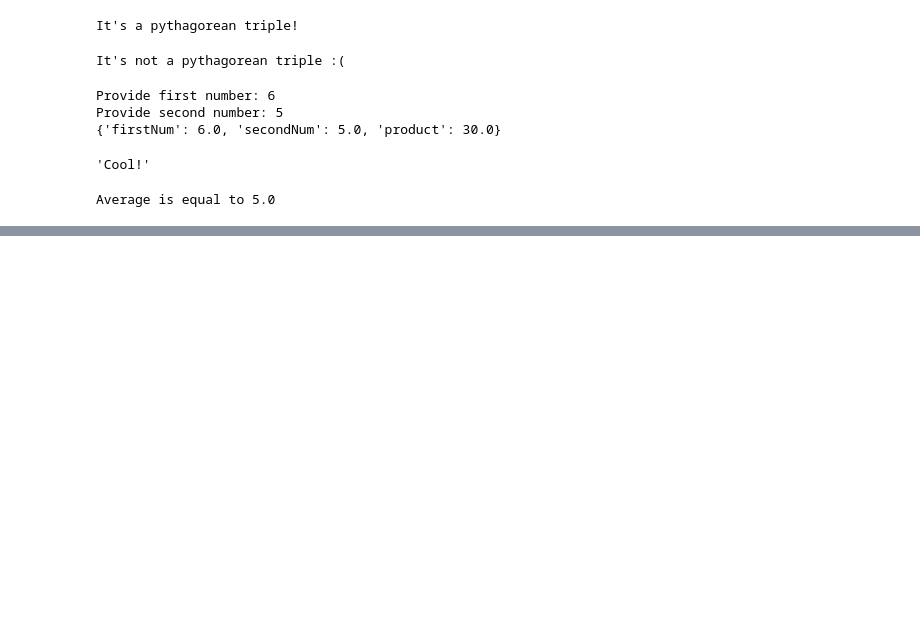
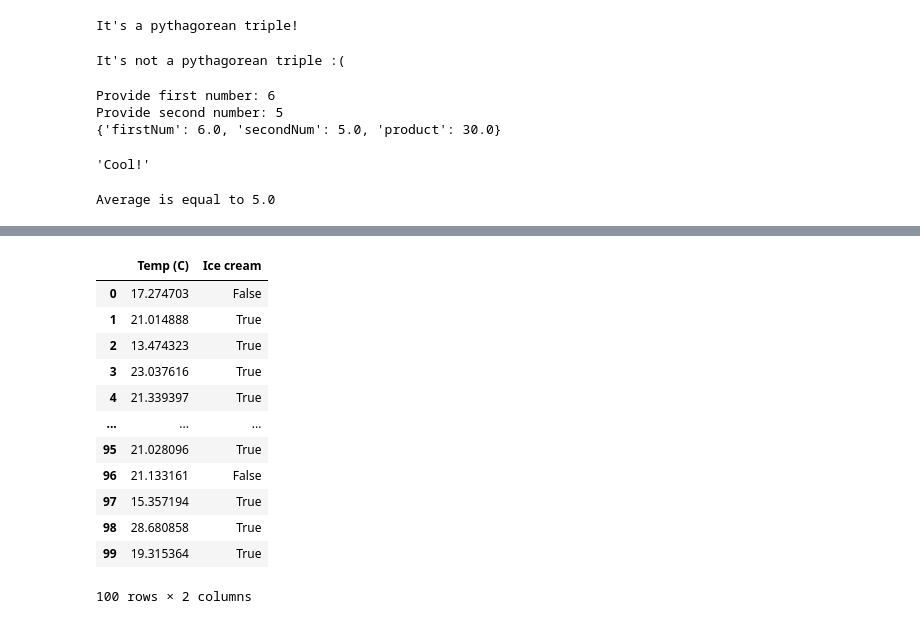
Before and after one commit to dantebarross/scientific-projects-with-python, a Jupyter notebook: Resolving_Scientific_Projects.ipynb, the cells around one changed output, grey strips where cells are left out. Cells and saved outputs as stored; diff of their text form; code cells hidden in the pictures; blank space fills up the shorter version.

```diff
--- a/Resolving_Scientific_Projects.ipynb
+++ b/Resolving_Scientific_Projects.ipynb
@@ -103,3 +103,11 @@ avg = sum(list_of_numbers) / len(list_of_numbers)
 print('Average is equal to', avg)
 # %% [output]
 Average is equal to 5.0
+# %%
+import pandas as pd
+import numpy as np
+# creating random data (normal distribution)
+
+norm = np.random.randn(100) * 5 + 20 # variance of five and mean of twenty
+print(norm)
+print('Mean: ', np.mean(norm))
@@ -105,0 +133,3 @@ Average is equal to 5.0
+# %%
+norm2 = np.random.randn(100) > 0
+print(norm2)
@@ -105,0 +146,3 @@ Average is equal to 5.0
+# %%
+ice_cream_and_celsius_dict = {'Temp (C)': norm, 'Ice cream': norm2}
+ice_cream_and_celsius_dict
@@ -105,0 +167,17 @@ Average is equal to 5.0
+# %%
+df = pd.DataFrame(ice_cream_and_celsius_dict)
+df
+# %% [output]
+|  | Temp (C) | Ice cream |
+| 0 | 17.274703 | False |
+| 1 | 21.014888 | True |
+| 2 | 13.474323 | True |
+| 3 | 23.037616 | True |
+| 4 | 21.339397 | True |
+| ... | ... | ... |
+| 95 | 21.028096 | True |
+| 96 | 21.133161 | False |
+| 97 | 15.357194 | True |
+| 98 | 28.680858 | True |
+| 99 | 19.315364 | True |
+100 rows × 2 columns
```
Also changed, not shown: parts of 30 cells of this notebook.
